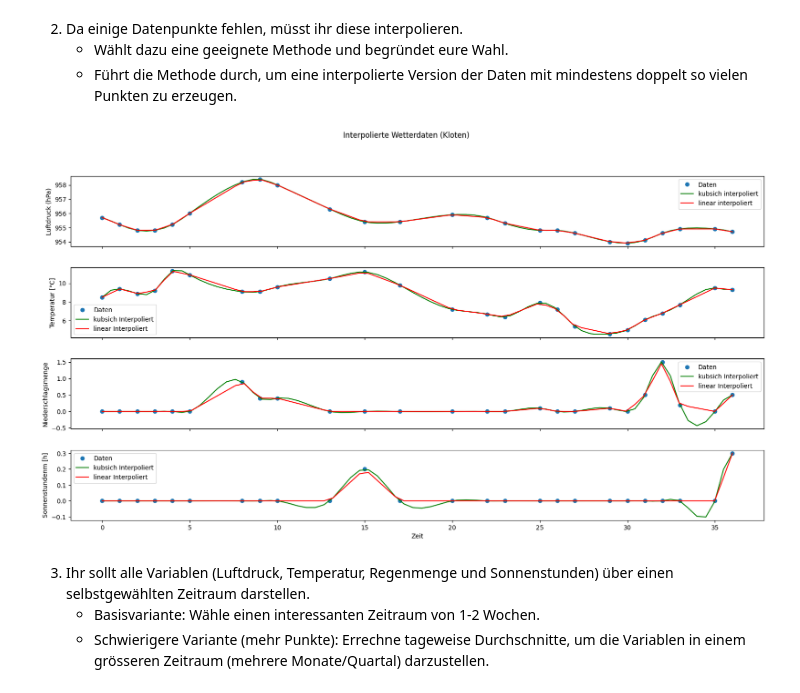
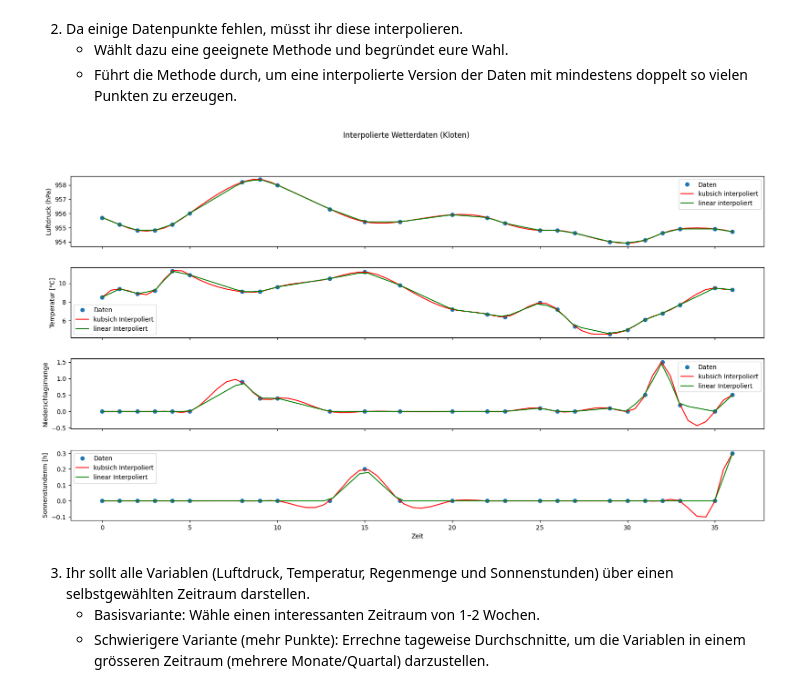
Before and after one commit to Kevin-J-Klein/NGDS-Gruppe-G, a Jupyter notebook: WetterstationGruppeG_alex.ipynb, the cells around one changed output. Saved outputs shown, nothing was run; the diff lists cells and outputs as text; code cells hidden in the pictures.

```diff
--- a/WetterstationGruppeG_alex.ipynb
+++ b/WetterstationGruppeG_alex.ipynb
@@ -70,50 +70,50 @@ max_demo = int(np.max(time_diff_demo))
 t_demo = np.linspace(0, max_demo, (2*max_demo))
 
 #f_cubic = interpolate.interp1d(time_diff[:25], prestah0[:2], kind='cubic')
-f_cubic = interp1d(time_diff_demo, klo_weather_t[2:6], kind='cubic')
-f_linear = interp1d(time_diff_demo, klo_weather_t[2:6], kind = 'linear')
+f_cubic = interp1d(time_diff, klo_weather_t[2:6], kind='cubic')
+f_linear = interp1d(time_diff, klo_weather_t[2:6], kind = 'linear')
 
-prestah0_inter, tre200h0_inter,rre150h0_inter, su2000h0_inter = f_cubic(t_demo)
+prestah0_inter_cubic, tre200h0_inter_cubic,rre150h0_inter_cubic, su2000h0_inter_cubic = f_cubic(t_demo)
 prestah0_inter_linear, tre200h0_inter_linear,rre150h0_inter_linear, su2000h0_inter_linear = f_linear(t_demo)
 
-klo_weather_t_inter = np.array([prestah0_inter, tre200h0_inter,rre150h0_inter, su2000h0_inter])
+#klo_weather_t_inter = np.array([prestah0_inter_cubic, tre200h0_inter_cubic,rre150h0_inter_linear, su2000h0_inter_linear])
 # %%
 fig, (ax1, ax2, ax3, ax4) = plt.subplots(4, 1, sharex=True, figsize=(20,10))
 fig.subplots_adjust(wspace=0.5, hspace=0.3)
 
 ax1.plot(time_diff_demo, prestah0[:25], 'o', label='Daten')
-ax1.plot(t_demo[0:2*max_demo], prestah0_inter[0:2*max_demo], 'g-', label='kubsich interpoliert')
-ax1.plot(t_demo[0:2*max_demo], prestah0_inter_linear[0:2*max_demo], 'r-', label='linear interpoliert')
+ax1.plot(t_demo[0:2*max_demo], prestah0_inter_cubic[0:2*max_demo], 'r-', label='kubsich interpoliert')
+ax1.plot(t_demo[0:2*max_demo], prestah0_inter_linear[0:2*max_demo], 'g-', label='linear interpoliert')
 ax1.set_ylabel('Luftdruck (hPa)')
 #ax1.set_xlabel('Zeit')
 ax1.legend()
 
 ax2.plot(time_diff_demo, tre200h0[:25], 'o', label='Daten')
-ax2.plot(t_demo[0:2*max_demo], tre200h0_inter[0:2*max_demo], 'g-', label='kubsich Interpoliert')
-ax2.plot(t_demo[0:2*max_demo], tre200h0_inter_linear[0:2*max_demo], 'r-', label='linear Interpoliert')
+ax2.plot(t_demo[0:2*max_demo], tre200h0_inter_cubic[0:2*max_demo], 'r-', label='kubsich Interpoliert')
+ax2.plot(t_demo[0:2*max_demo], tre200h0_inter_linear[0:2*max_demo], 'g-', label='linear Interpoliert')
 ax2.set_ylabel('Temperatur [°C]')
 #ax2.set_xlabel('Zeit')
 ax2.legend()
 
 ax3.plot(time_diff_demo, rre150h0[:25], 'o', label='Daten')
-ax3.plot(t_demo[0:2*max_demo], rre150h0_inter[0:2*max_demo], 'g-', label='kubsich Interpoliert')
-ax3.plot(t_demo[0:2*max_demo], rre150h0_inter_linear[0:2*max_demo], 'r-', label='linear Interpoliert')
+ax3.plot(t_demo[0:2*max_demo], rre150h0_inter_cubic[0:2*max_demo], 'r-', label='kubsich Interpoliert')
+ax3.plot(t_demo[0:2*max_demo], rre150h0_inter_linear[0:2*max_demo], 'g-', label='linear Interpoliert')
 ax3.set_ylabel('Niederschlagsmenge') #Einheit: mm ?
 #ax3.set_xlabel('Zeit')
 ax3.legend()
 
 ax4.plot(time_diff_demo, su2000h0[:25], 'o', label='Daten')
-ax4.plot(t_demo[0:2*max_demo], su2000h0_inter[0:2*max_demo], 'g-', label='kubsich Interpoliert')
-ax4.plot(t_demo[0:2*max_demo], su2000h0_inter_linear[0:2*max_demo], 'r-', label='linear Interpoliert')
+ax4.plot(t_demo[0:2*max_demo], su2000h0_inter_cubic[0:2*max_demo], 'r-', label='kubsich Interpoliert')
+ax4.plot(t_demo[0:2*max_demo], su2000h0_inter_linear[0:2*max_demo], 'g-', label='linear Interpoliert')
 ax4.set_ylabel('Sonnenstundenm [h]')
 #ax4.set_xlabel('Zeit')
 ax4.legend()
 
 plt.xlabel('Zeit')
 plt.suptitle('Interpolierte Wetterdaten (Kloten)')
 plt.show()
 # %% [output]
-[figure, old version]
+[figure, new version]
 # %% [markdown]
 3. Ihr sollt alle Variablen (Luftdruck, Temperatur, Regenmenge und Sonnenstunden) über einen selbstgewählten Zeitraum darstellen.
    - Basisvariante: Wähle einen interessanten Zeitraum von 1-2 Wochen.
```
Also changed, not shown: parts of 2 cells of this notebook.
